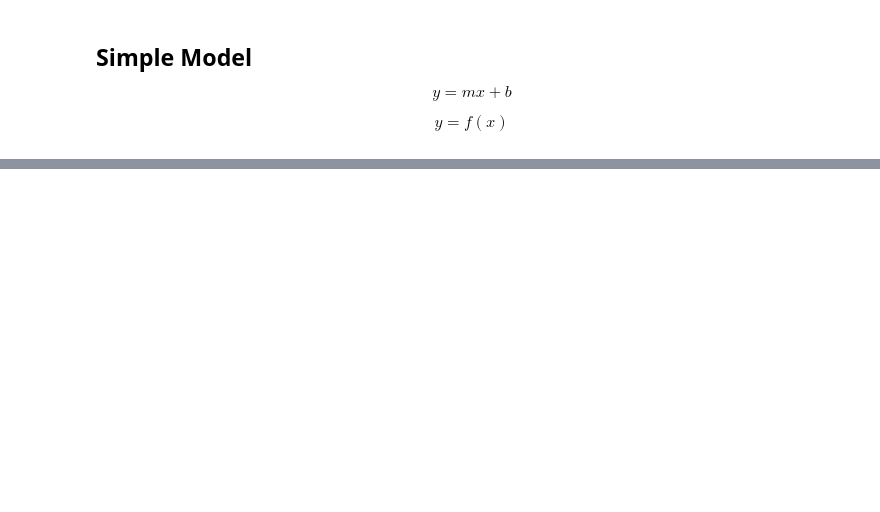
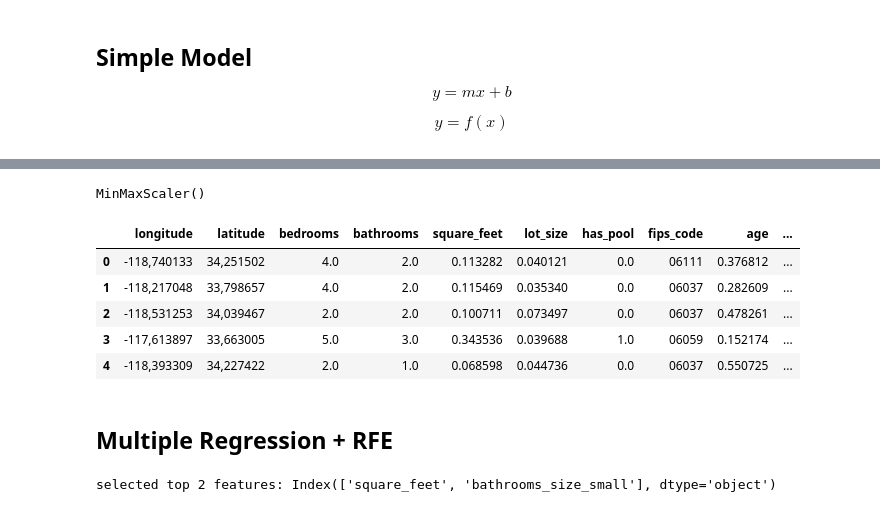
Before and after one commit to m3redithw/regression-exercises, a Jupyter notebook: model.ipynb, the cells around one changed output, grey strips where cells are left out. Drawn from its saved outputs; the diff is of its cells as text; code cells hidden in the pictures; blank space fills up the shorter version.

Commit message:
model exercises

```diff
--- a/model.ipynb
+++ b/model.ipynb
@@ -63,0 +81,19 @@ ValueError: could not convert string to float: 'Los Angeles'
+# %%
+scaled_df = df.copy()
+# %%
+scaler = MinMaxScaler()
+# %%
+scaler.fit(scaled_df[['square_feet', 'lot_size', 'age']])
+# %% [output]
+MinMaxScaler()
+# %%
+scaled_df[['square_feet', 'lot_size', 'age']] = scaler.transform(scaled_df[['square_feet', 'lot_size', 'age']])
+# %%
+scaled_df.head()
+# %% [output]
+|  | longitude | latitude | bedrooms | bathrooms | square_feet | lot_size | has_pool | fips_code | age | ... |
+| 0 | -118,740133 | 34,251502 | 4.0 | 2.0 | 0.113282 | 0.040121 | 0.0 | 06111 | 0.376812 | ... |
+| 1 | -118,217048 | 33,798657 | 4.0 | 2.0 | 0.115469 | 0.035340 | 0.0 | 06037 | 0.282609 | ... |
+| 2 | -118,531253 | 34,039467 | 2.0 | 2.0 | 0.100711 | 0.073497 | 0.0 | 06037 | 0.478261 | ... |
+| 3 | -117,613897 | 33,663005 | 5.0 | 3.0 | 0.343536 | 0.039688 | 1.0 | 06059 | 0.152174 | ... |
+| 4 | -118,393309 | 34,227422 | 2.0 | 1.0 | 0.068598 | 0.044736 | 0.0 | 06037 | 0.550725 | ... |
@@ -63,0 +115,14 @@ ValueError: could not convert string to float: 'Los Angeles'
+# %% [markdown]
+## Multiple  Regression + RFE
+# %%
+from sklearn.linear_model import LinearRegression
+lm = LinearRegression()
+k = 2
+
+# 1. Transform our X
+rfe = RFE(lm, n_features_to_select=2)
+rfe.fit(X_train, y_train)
+print('selected top 2 features:', X_train.columns[rfe.support_])
+X_train_rfe = rfe.transform(X_train)
+# %% [output]
+selected top 2 features: Index(['square_feet', 'bathrooms_size_small'], dtype='object')
```
Also changed, not shown: parts of 27 cells of this notebook.
